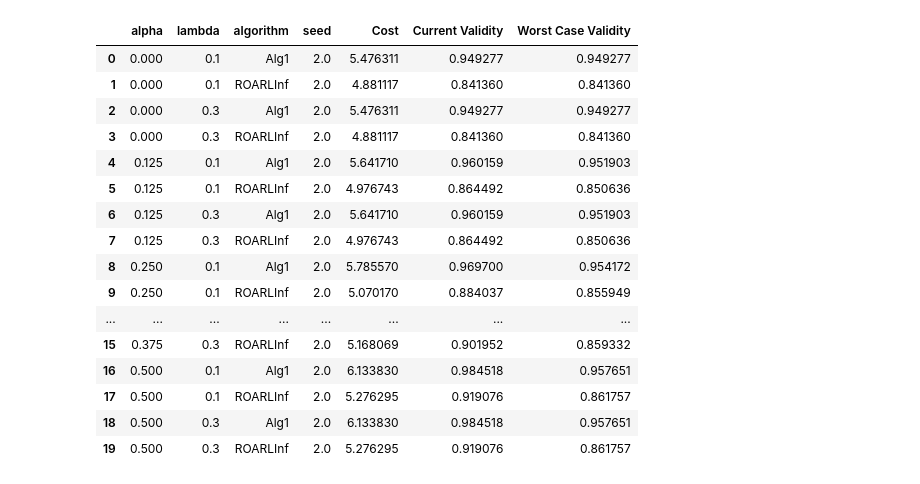
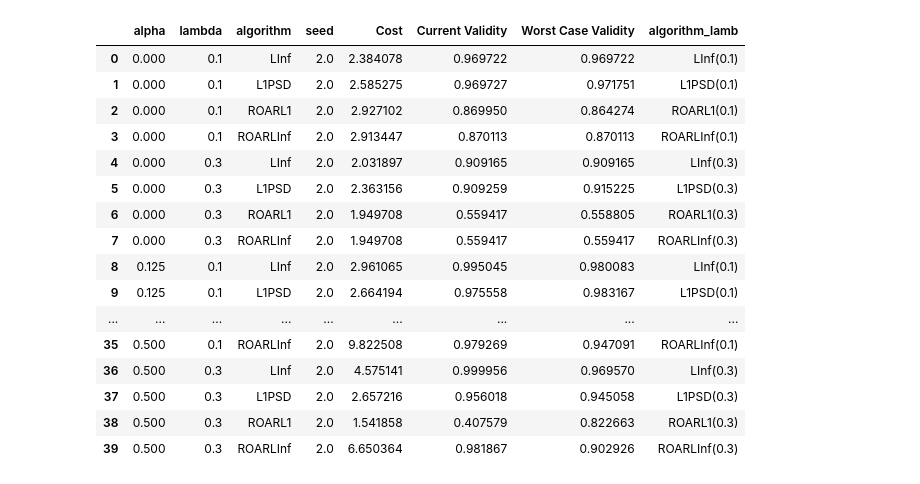
Before and after one commit to kshitij-kayastha/learning-augmented-robust-recourse, a Jupyter notebook: experiments/cost_validity_tradeoff.ipynb, the cells around one changed output. Saved outputs shown, nothing was run; the diff lists cells and outputs as text; code cells hidden in the pictures.

```diff
--- a/experiments/cost_validity_tradeoff.ipynb
+++ b/experiments/cost_validity_tradeoff.ipynb
@@ -109,7 +109,7 @@ def get_theta_adv_l1(X_0, X_r, theta_0, alpha, lamb):
     theta_adv[i_max] = alpha_max
     return theta_adv
 # %%
-def evaluate_performance(X_0, X_r, theta_0, alpha, lamb, seed, algorithm, theta_adv_method='L-1'):
+def evaluate_performance(X_0, X_r, theta_0, alpha, lamb, seed, algorithm, theta_adv_method='L-inf'):
     results = {'cost': [], 'm1_validity': [], 'wc_validity': [], 'm1_probability': [], 'wc_probability': [], 'loss': [], 'J': []}
 
     weights_0, bias_0 = theta_0[:-1], theta_0[[-1]]
@@ -154,12 +154,12 @@ lambdas = [0.1,0.3]
 
 params = {}
 # 'synthetic', 'german', 'sba'
-params['data'] = 'synthetic'
+params['data'] = 'sba'
 # 'lr', 'nn'
 params['base_model'] = 'lr'
 params['seeds'] = range(5)
 # TODO: add your method here, the method name should match the name in filepath
-params['algorithms'] = ['Alg1', 'ROARLInf']
+params['algorithms'] = ['Alg1', 'L1PSD', 'ROARLInf', 'ROARL1']
 
 results = {
     'algorithm': [],
@@ -182,7 +182,7 @@ for algorithm in params['algorithms']:
                 weights_0, bias_0, = theta_0[:-1], theta_0[[-1]]
                 X_0 = np.stack(data["x_0"])
                 X_r = np.stack(data["x_r"])
-                res = evaluate_performance(X_0, X_r, theta_0, alpha, lamb, seed, algorithm, theta_adv_method="L-1" if "l1" in algorithm else "L-inf")
+                res = evaluate_performance(X_0, X_r, theta_0, alpha, lamb, seed, algorithm, theta_adv_method="L-1" if "L1" in algorithm else "L-inf")
                 results['algorithm'].append(algorithm)
                 results['seed'].append(seed)
                 results['Cost'].append(res['cost'])
@@ -211,22 +195,27 @@ df_results
 # %%
 df_graph = df_results.groupby(["alpha", "lambda", "algorithm"]).mean().reset_index()
+mask = df_graph['algorithm'] == 'Alg1'
+df_graph.loc[mask,'algorithm'] = 'LInf'
+df_graph['algorithm_lamb'] = df_graph[['algorithm', 'lambda']].apply(lambda row: row['algorithm'] + '(' + str(row['lambda']) + ')' , axis=1)
+
+
 df_graph
 # %% [output]
-|  | alpha | lambda | algorithm | seed | Cost | Current Validity | Worst Case Validity |
-| 0 | 0.000 | 0.1 | Alg1 | 2.0 | 5.476311 | 0.949277 | 0.949277 |
-| 1 | 0.000 | 0.1 | ROARLInf | 2.0 | 4.881117 | 0.841360 | 0.841360 |
-| 2 | 0.000 | 0.3 | Alg1 | 2.0 | 5.476311 | 0.949277 | 0.949277 |
-| 3 | 0.000 | 0.3 | ROARLInf | 2.0 | 4.881117 | 0.841360 | 0.841360 |
-| 4 | 0.125 | 0.1 | Alg1 | 2.0 | 5.641710 | 0.960159 | 0.951903 |
-| 5 | 0.125 | 0.1 | ROARLInf | 2.0 | 4.976743 | 0.864492 | 0.850636 |
-| 6 | 0.125 | 0.3 | Alg1 | 2.0 | 5.641710 | 0.960159 | 0.951903 |
-| 7 | 0.125 | 0.3 | ROARLInf | 2.0 | 4.976743 | 0.864492 | 0.850636 |
-| 8 | 0.250 | 0.1 | Alg1 | 2.0 | 5.785570 | 0.969700 | 0.954172 |
-| 9 | 0.250 | 0.1 | ROARLInf | 2.0 | 5.070170 | 0.884037 | 0.855949 |
-| ... | ... | ... | ... | ... | ... | ... | ... |
-| 15 | 0.375 | 0.3 | ROARLInf | 2.0 | 5.168069 | 0.901952 | 0.859332 |
-| 16 | 0.500 | 0.1 | Alg1 | 2.0 | 6.133830 | 0.984518 | 0.957651 |
-| 17 | 0.500 | 0.1 | ROARLInf | 2.0 | 5.276295 | 0.919076 | 0.861757 |
-| 18 | 0.500 | 0.3 | Alg1 | 2.0 | 6.133830 | 0.984518 | 0.957651 |
-| 19 | 0.500 | 0.3 | ROARLInf | 2.0 | 5.276295 | 0.919076 | 0.861757 |
+|  | alpha | lambda | algorithm | seed | Cost | Current Validity | Worst Case Validity | algorithm_lamb |
+| 0 | 0.000 | 0.1 | LInf | 2.0 | 2.384078 | 0.969722 | 0.969722 | LInf(0.1) |
+| 1 | 0.000 | 0.1 | L1PSD | 2.0 | 2.585275 | 0.969727 | 0.971751 | L1PSD(0.1) |
+| 2 | 0.000 | 0.1 | ROARL1 | 2.0 | 2.927102 | 0.869950 | 0.864274 | ROARL1(0.1) |
+| 3 | 0.000 | 0.1 | ROARLInf | 2.0 | 2.913447 | 0.870113 | 0.870113 | ROARLInf(0.1) |
+| 4 | 0.000 | 0.3 | LInf | 2.0 | 2.031897 | 0.909165 | 0.909165 | LInf(0.3) |
+| 5 | 0.000 | 0.3 | L1PSD | 2.0 | 2.363156 | 0.909259 | 0.915225 | L1PSD(0.3) |
+| 6 | 0.000 | 0.3 | ROARL1 | 2.0 | 1.949708 | 0.559417 | 0.558805 | ROARL1(0.3) |
+| 7 | 0.000 | 0.3 | ROARLInf | 2.0 | 1.949708 | 0.559417 | 0.559417 | ROARLInf(0.3) |
+| 8 | 0.125 | 0.1 | LInf | 2.0 | 2.961065 | 0.995045 | 0.980083 | LInf(0.1) |
+| 9 | 0.125 | 0.1 | L1PSD | 2.0 | 2.664194 | 0.975558 | 0.983167 | L1PSD(0.1) |
+| ... | ... | ... | ... | ... | ... | ... | ... | ... |
+| 35 | 0.500 | 0.1 | ROARLInf | 2.0 | 9.822508 | 0.979269 | 0.947091 | ROARLInf(0.1) |
+| 36 | 0.500 | 0.3 | LInf | 2.0 | 4.575141 | 0.999956 | 0.969570 | LInf(0.3) |
+| 37 | 0.500 | 0.3 | L1PSD | 2.0 | 2.657216 | 0.956018 | 0.945058 | L1PSD(0.3) |
+| 38 | 0.500 | 0.3 | ROARL1 | 2.0 | 1.541858 | 0.407579 | 0.822663 | ROARL1(0.3) |
+| 39 | 0.500 | 0.3 | ROARLInf | 2.0 | 6.650364 | 0.981867 | 0.902926 | ROARLInf(0.3) |
 # %%
```
Also changed, not shown: parts of 2 cells of this notebook.
